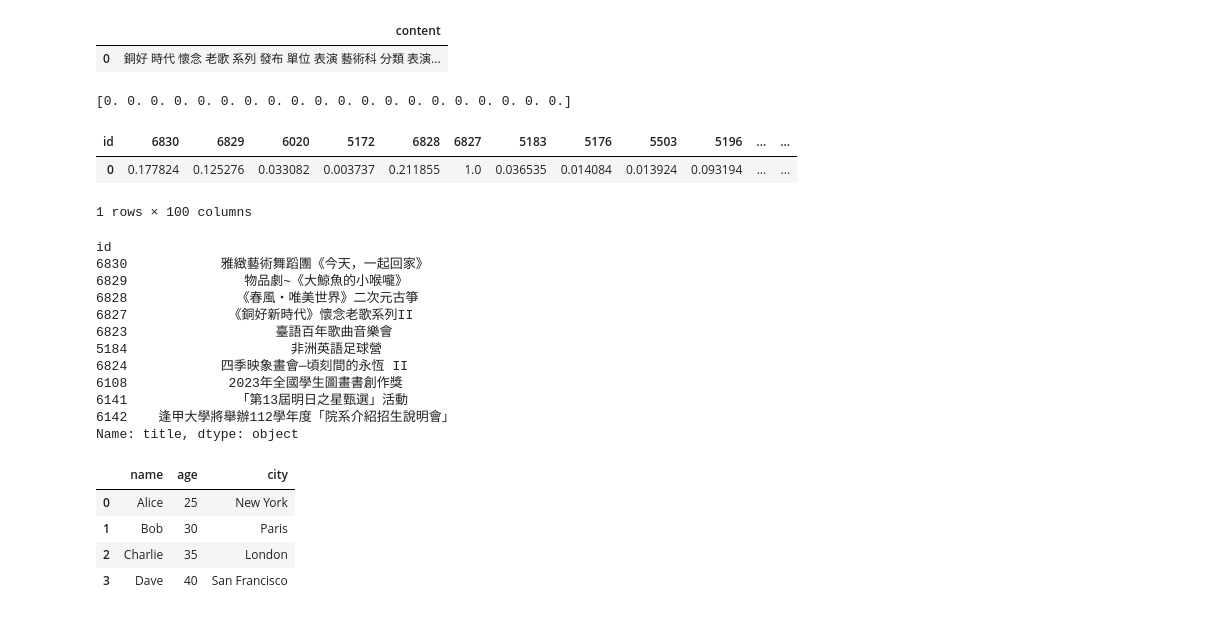
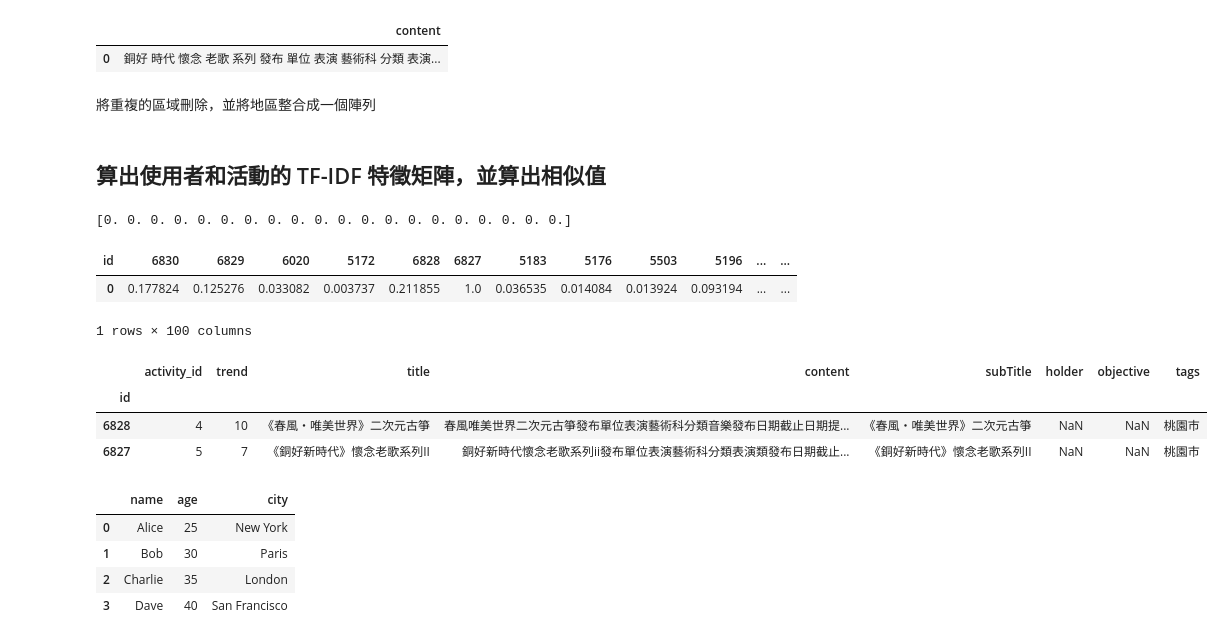
Before and after one commit to activer-main/Recommend-system, a Jupyter notebook: activer_content_preprocessing.ipynb, the cells around one changed output. Drawn from its saved outputs; the diff is of its cells as text; code cells hidden in the pictures.

```diff
--- a/activer_content_preprocessing.ipynb
+++ b/activer_content_preprocessing.ipynb
@@ -160,8 +158,0 @@ Name: content, Length: 100, dtype: object
-# %%
-test_text = []
-
-for sentence, sentence_ws, sentence_pos, sentence_ner in zip(activity_content, ws, pos, ner):
-    (short, res) = clean(sentence_ws, sentence_pos)
-    test_text.append(short)
-
-test_text
@@ -256,9 +216,9 @@ from sklearn.feature_extraction.text import TfidfVectorizer
 from sklearn.metrics.pairwise import cosine_similarity
 
 vectorizer = TfidfVectorizer()
-feature_matrix = vectorizer.fit_transform(format_text)
+feature_matrix = vectorizer.fit_transform(activity_content_text)
 
 words = vectorizer.get_feature_names_out()
 
-feature_matrix
+len(feature_matrix.toarray()[2])
 # %% [output]
@@ -297,3 +252,7 @@ relate_index
 # %%
+n = len(activity_df)
+
+activity_df.insert(0, 'activity_id', range(0, n))
+
 activity_df
 # %% [output]
@@ -421,6 +380,8 @@ user_pd
 # %% [output]
 |  | content |
 | 0 | 銅好 時代 懷念 老歌 系列 發布 單位 表演 藝術科 分類 表演... |
+# %% [markdown]
+將重複的區域刪除，並將地區整合成一個陣列
 # %%
 area_list = []
 for city, districts in area_data.items():
@@ -428,6 +389,8 @@ for city, districts in area_data.items():
     area_list.extend(districts)
 
 area_list = list(set(area_list))
+# %% [markdown]
+## 算出使用者和活動的 TF-IDF 特徵矩陣，並算出相似值
 # %%
 vectorizer = TfidfVectorizer()
 
@@ -454,26 +417,23 @@ user_activity_matrix
 # %%
 def get_the_most_similar_activitys(user_id, user_movie_matrix, num):
     """Find the top-n movies most similar to the user"""
     user_vec = user_movie_matrix.loc[user_id].values
     sorted_index = np.argsort(user_vec)[::-1][:num]
     return list(user_movie_matrix.columns[sorted_index])
 
-activity_ids = get_the_most_similar_activitys(0, user_activity_matrix, 10)
+activity_ids = get_the_most_similar_activitys(0, user_activity_matrix, 2)
 
-print(activity_df[activity_df.index.isin(activity_ids)]["title"])
+# print(activity_df[activity_df.index.isin(activity_ids)]["title"])
+# print(activity_df[activity_df.index.isin(activity_ids)]['activity_id'])
+activity_df[activity_df.index.isin(activity_ids)]
+
+# print(activity_content_text[4])
+# print(activity_content_text[5])
 # %% [output]
-id
-6830            雅緻藝術舞蹈團《今天，一起回家》
-6829               物品劇~《大鯨魚的小喉嚨》
-6828              《春風‧唯美世界》二次元古箏
-6827             《銅好新時代》懷念老歌系列II
-6823                   臺語百年歌曲音樂會
-5184                     非洲英語足球營
-6824            四季映象畫會─頃刻間的永恆 II
-6108             2023年全國學生圖畫書創作獎
-6141              「第13屆明日之星甄選」活動
-6142    逢甲大學將舉辦112學年度「院系介紹招生說明會」
-Name: title, dtype: object
+|  | activity_id | trend | title | content | subTitle | holder | objective | tags |
+| id |  |  |  |  |  |  |  |  |
+| 6828 | 4 | 10 | 《春風‧唯美世界》二次元古箏 | 春風唯美世界二次元古箏發布單位表演藝術科分類音樂發布日期截止日期提... | 《春風‧唯美世界》二次元古箏 | NaN | NaN | 桃園市 |
+| 6827 | 5 | 7 | 《銅好新時代》懷念老歌系列II | 銅好新時代懷念老歌系列ii發布單位表演藝術科分類表演類發布日期截止... | 《銅好新時代》懷念老歌系列II | NaN | NaN | 桃園市 |
 # %%
 import pandas as pd
 
```
Also changed, not shown: parts of 13 cells of this notebook, 3 other files.
